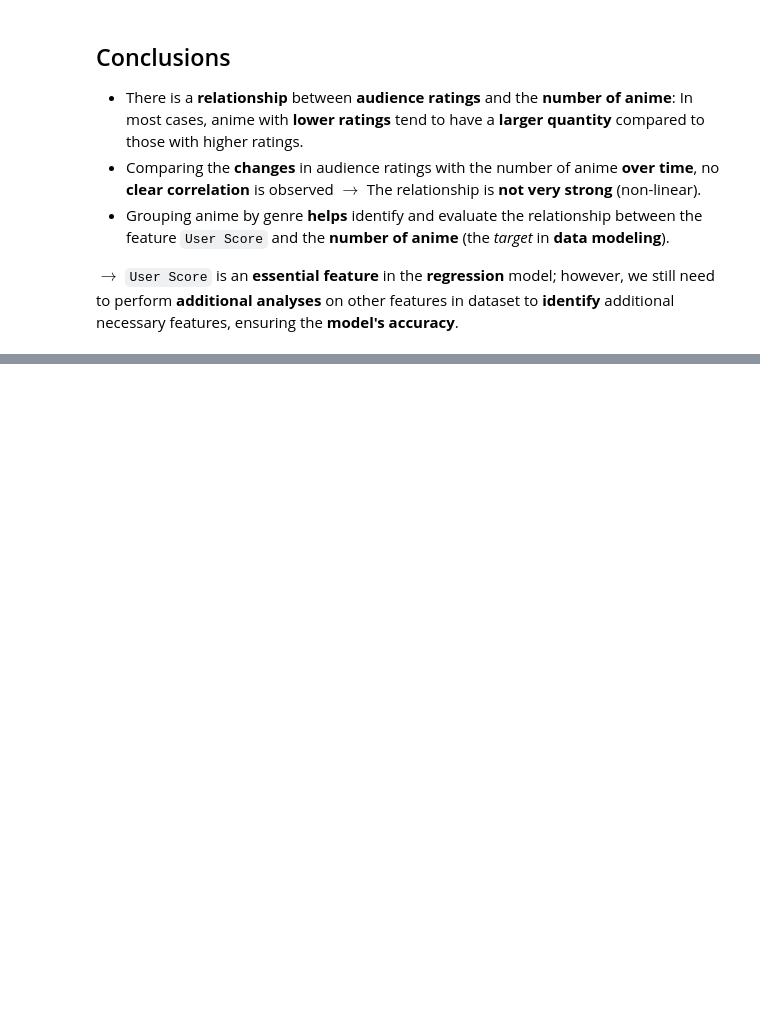
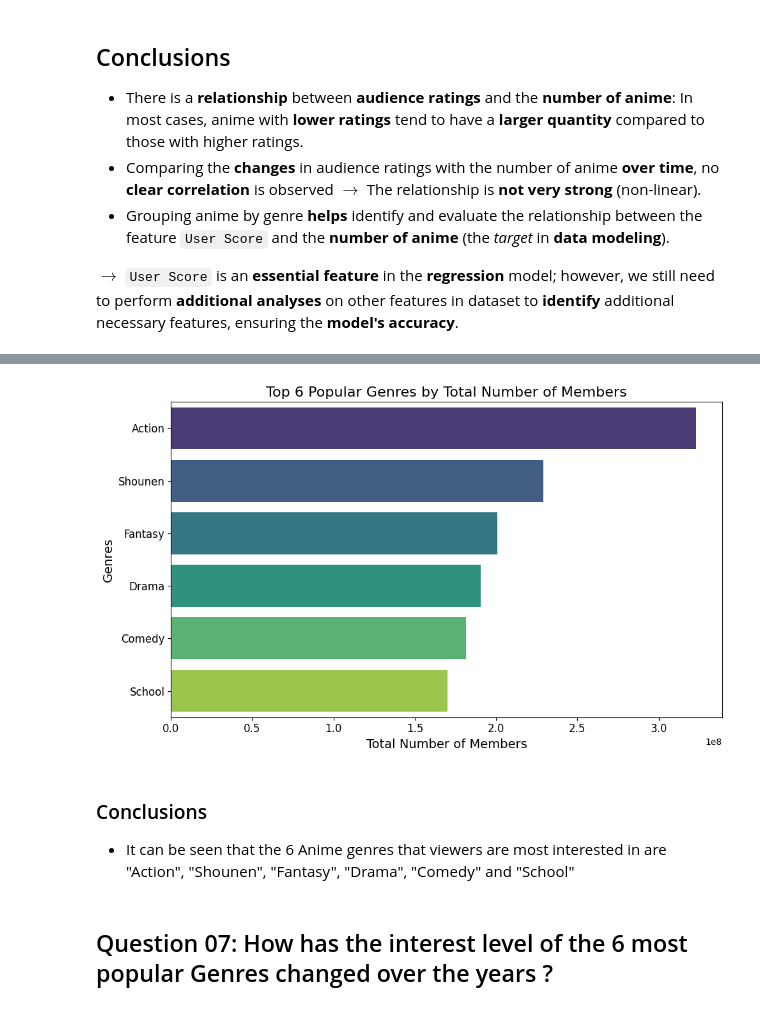
Before and after one commit to lib2509/Intro_to_DS_Final_Project, a Jupyter notebook: data_analysis.ipynb, the cells around one changed output, grey strips where cells are left out. Cells and saved outputs as stored; diff of their text form; code cells hidden in the pictures; blank space fills up the shorter version.

Commit message:
Bổ sung phần Genre with popularity

```diff
--- a/data_analysis.ipynb
+++ b/data_analysis.ipynb
@@ -287,0 +323,40 @@
+# %%
+# Create a copy of the data to avoid modifying the original dataset
+anime_data_copy = anime_data.copy()
+anime_data_copy['Year'] = anime_data_copy['Premiered Season'].str.extract(r'(\d{4})').astype(int)
+
+# Explode the 'Genres' column to count each genre separately
+anime_data_copy['Genres'] = anime_data_copy['Genres'].str.split(', ')
+anime_data_exploded = anime_data_copy.explode('Genres')
+
+# Calculate the total number of members for each genre
+genre_popularity = anime_data_exploded.groupby('Genres')['Number of Members'].sum().sort_values(ascending=False).head(6)
+# %%
+# Create a bar plot
+plt.figure(figsize=(10, 6))
+sns.barplot(
+    x=genre_popularity.values,
+    y=genre_popularity.index,
+    hue=genre_popularity.index,
+    dodge=False,
+    palette='viridis',
+    legend=False
+)
+
+# Customize the plot
+plt.title('Top 6 Popular Genres by Total Number of Members', fontsize=16)
+plt.xlabel('Total Number of Members', fontsize=14)
+plt.ylabel('Genres', fontsize=14)
+plt.xticks(fontsize=12)
+plt.yticks(fontsize=12)
+plt.tight_layout()
+
+# Display the plot
+plt.show()
+# %% [output]
+[figure, added]
+# %% [markdown]
+### Conclusions
+- It can be seen that the 6 Anime genres that viewers are most interested in are "Action", "Shounen", "Fantasy", "Drama", "Comedy" and "School"
+# %% [markdown]
+## Question 07: How has the interest level of the 6 most popular Genres changed over the years ?
```
Also changed, not shown: parts of 32 cells of this notebook.
